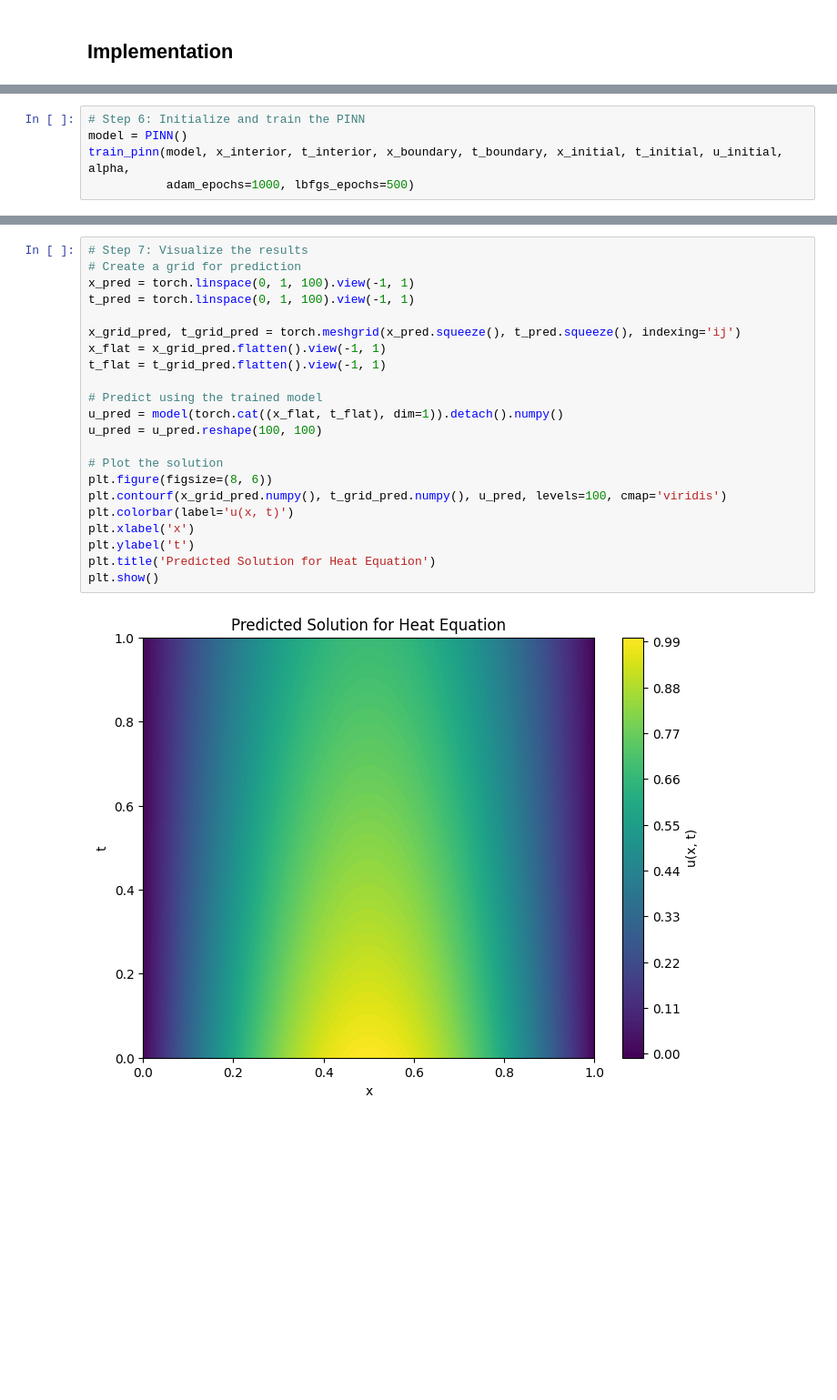
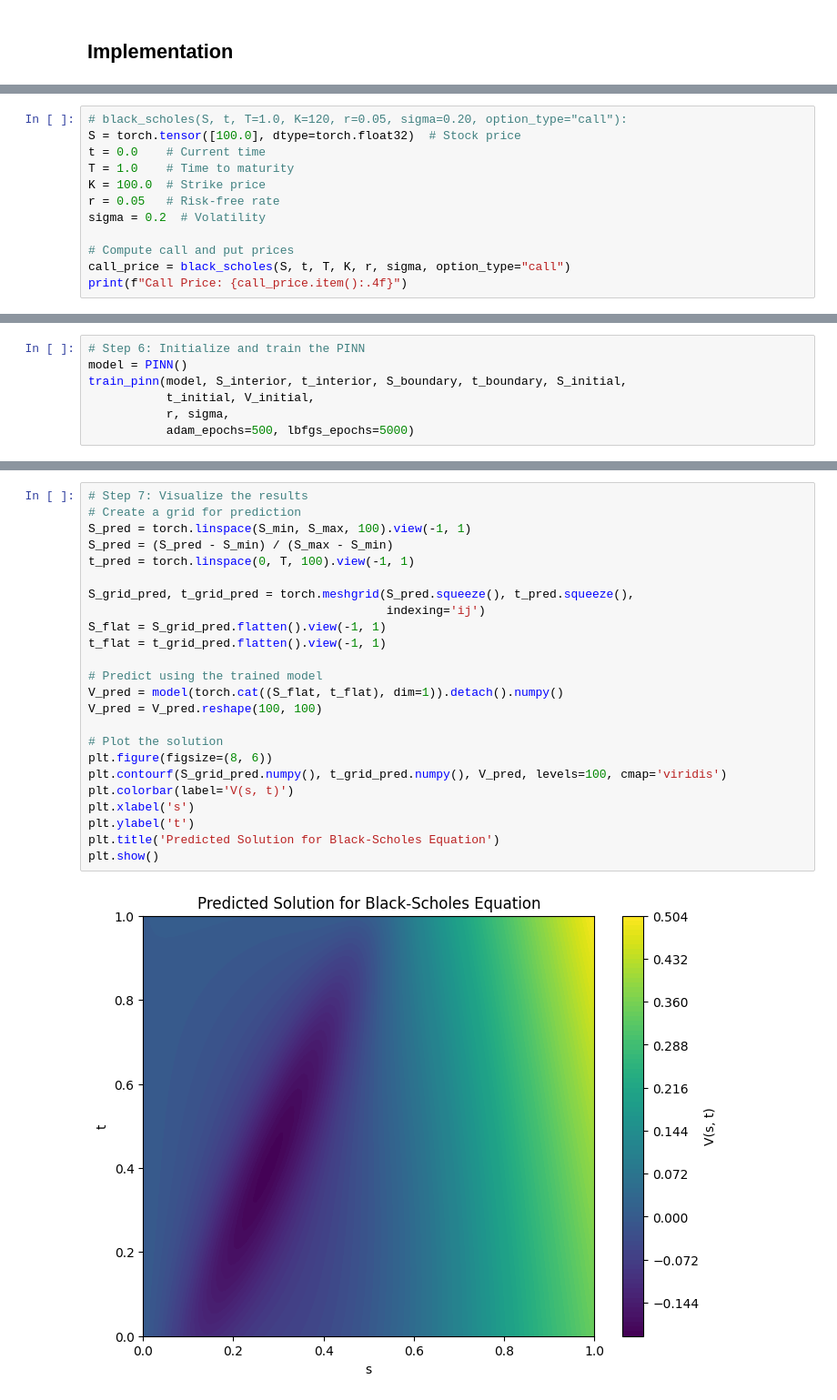
Before and after one commit to aderdouri/PINNs, a Jupyter notebook: Tutorials/Inverse_Black_Scholes.ipynb, the cells around one changed output, grey strips where cells are left out. Shown at 91% size. Saved outputs shown, nothing was run; the diff lists cells and outputs as text; blank space fills up the shorter version.

```diff
--- a/Tutorials/Inverse_Black_Scholes.ipynb
+++ b/Tutorials/Inverse_Black_Scholes.ipynb
@@ -29,0 +78,12 @@ $$
+# %%
+# black_scholes(S, t, T=1.0, K=120, r=0.05, sigma=0.20, option_type="call"):
+S = torch.tensor([100.0], dtype=torch.float32)  # Stock price
+t = 0.0    # Current time
+T = 1.0    # Time to maturity
+K = 100.0  # Strike price
+r = 0.05   # Risk-free rate
+sigma = 0.2  # Volatility
+
+# Compute call and put prices
+call_price = black_scholes(S, t, T, K, r, sigma, option_type="call")
+print(f"Call Price: {call_price.item():.4f}")
@@ -138,6 +222,8 @@ u_initial = torch.sin(np.pi * x)
 # %%
 # Step 6: Initialize and train the PINN
 model = PINN()
-train_pinn(model, x_interior, t_interior, x_boundary, t_boundary, x_initial, t_initial, u_initial, alpha,
-           adam_epochs=1000, lbfgs_epochs=500)
+train_pinn(model, S_interior, t_interior, S_boundary, t_boundary, S_initial,
+           t_initial, V_initial,
+           r, sigma,
+           adam_epochs=500, lbfgs_epochs=5000)
 # %% [output]
@@ -155,24 +236,26 @@ Starting LBFGS optimization...
 # %%
 # Step 7: Visualize the results
 # Create a grid for prediction
-x_pred = torch.linspace(0, 1, 100).view(-1, 1)
-t_pred = torch.linspace(0, 1, 100).view(-1, 1)
+S_pred = torch.linspace(S_min, S_max, 100).view(-1, 1)
+S_pred = (S_pred - S_min) / (S_max - S_min)
+t_pred = torch.linspace(0, T, 100).view(-1, 1)
 
-x_grid_pred, t_grid_pred = torch.meshgrid(x_pred.squeeze(), t_pred.squeeze(), indexing='ij')
-x_flat = x_grid_pred.flatten().view(-1, 1)
+S_grid_pred, t_grid_pred = torch.meshgrid(S_pred.squeeze(), t_pred.squeeze(),
+                                          indexing='ij')
+S_flat = S_grid_pred.flatten().view(-1, 1)
 t_flat = t_grid_pred.flatten().view(-1, 1)
 
 # Predict using the trained model
-u_pred = model(torch.cat((x_flat, t_flat), dim=1)).detach().numpy()
-u_pred = u_pred.reshape(100, 100)
+V_pred = model(torch.cat((S_flat, t_flat), dim=1)).detach().numpy()
+V_pred = V_pred.reshape(100, 100)
 
 # Plot the solution
 plt.figure(figsize=(8, 6))
-plt.contourf(x_grid_pred.numpy(), t_grid_pred.numpy(), u_pred, levels=100, cmap='viridis')
-plt.colorbar(label='u(x, t)')
-plt.xlabel('x')
+plt.contourf(S_grid_pred.numpy(), t_grid_pred.numpy(), V_pred, levels=100, cmap='viridis')
+plt.colorbar(label='V(s, t)')
+plt.xlabel('s')
 plt.ylabel('t')
-plt.title('Predicted Solution for Heat Equation')
+plt.title('Predicted Solution for Black-Scholes Equation')
 plt.show()
 # %% [output]
-[figure, old version]
+[figure, new version]
```
Also changed, not shown: parts of 24 cells of this notebook.
